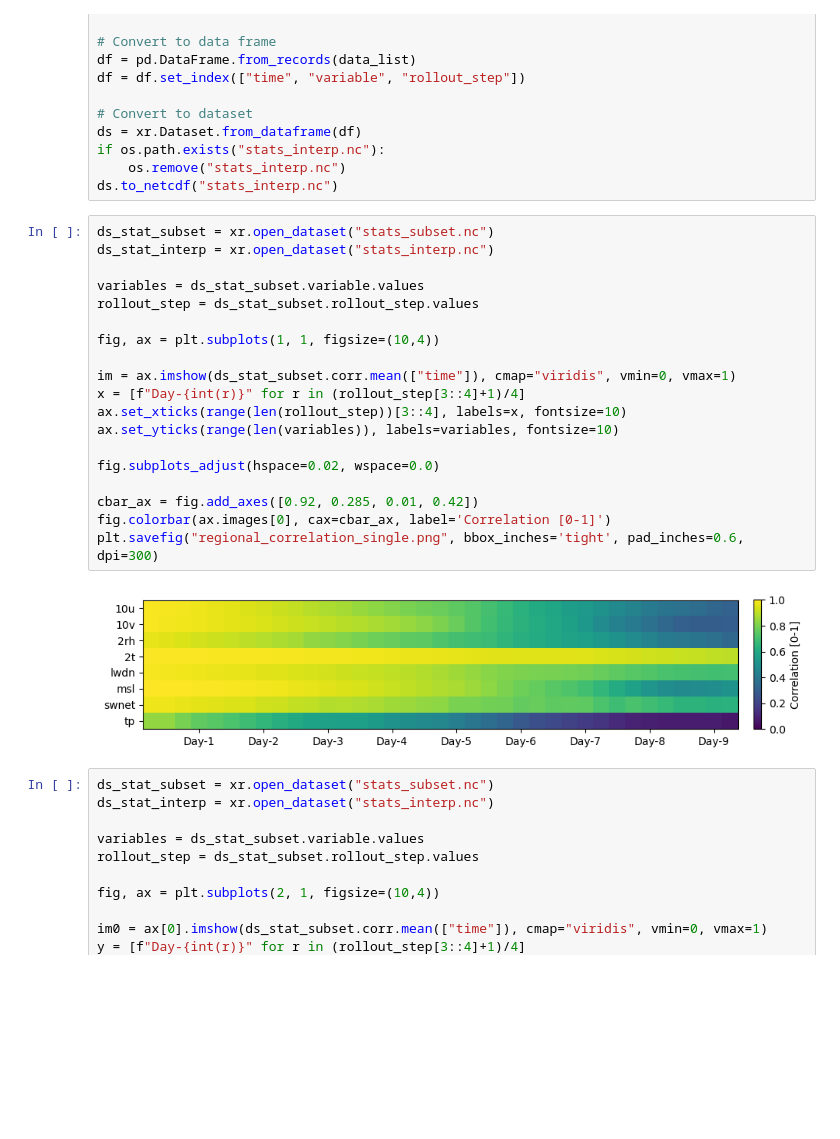
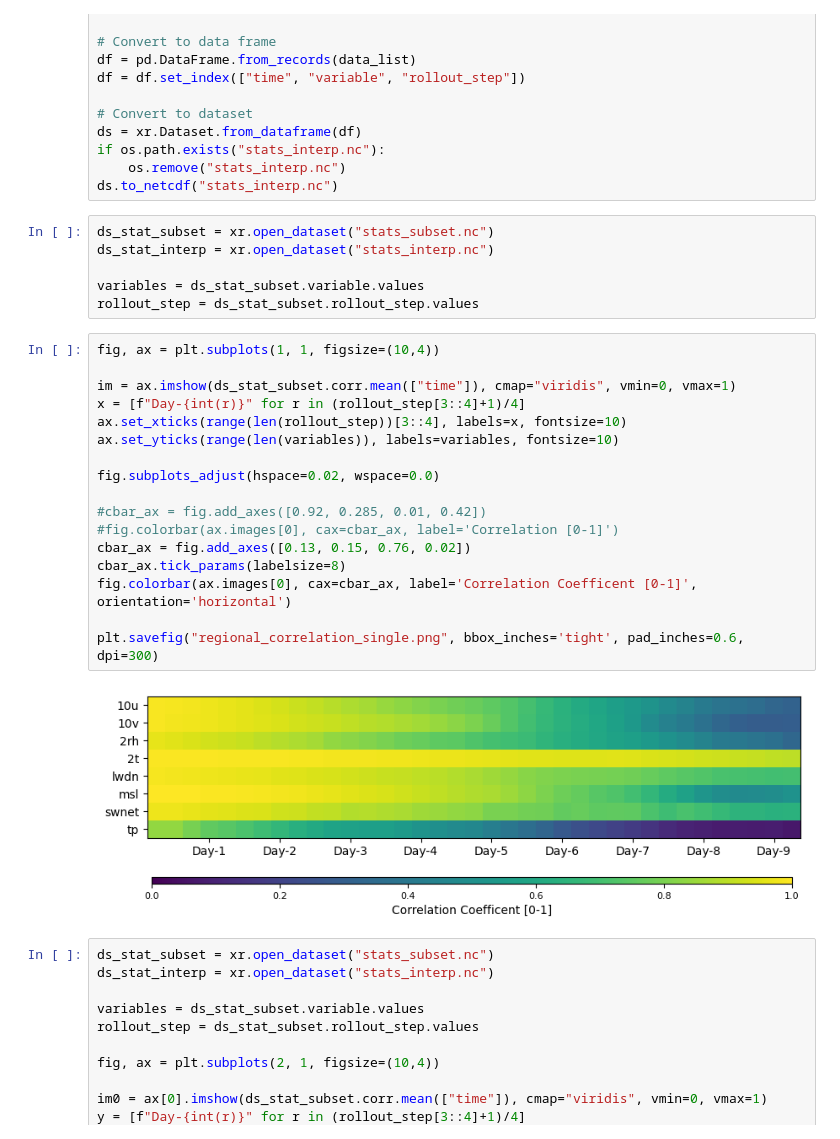
Before and after one commit to geogate-io/HAOCM-R, a Jupyter notebook: analysis/forcing.ipynb, the cells around one changed output. Saved outputs shown, nothing was run; the diff lists cells and outputs as text; blank space fills up the shorter version.

```diff
--- a/analysis/forcing.ipynb
+++ b/analysis/forcing.ipynb
@@ -230,27 +215,31 @@ ds = xr.Dataset.from_dataframe(df)
 if os.path.exists("stats_interp.nc"):
     os.remove("stats_interp.nc")
 ds.to_netcdf("stats_interp.nc")
+# %%
+ds_stat_subset = xr.open_dataset("stats_subset.nc")
+ds_stat_interp = xr.open_dataset("stats_interp.nc")
+
+variables = ds_stat_subset.variable.values
+rollout_step = ds_stat_subset.rollout_step.values
 # %%
-ds_stat_subset = xr.open_dataset("stats_subset.nc")
-ds_stat_interp = xr.open_dataset("stats_interp.nc")
-
-variables = ds_stat_subset.variable.values
-rollout_step = ds_stat_subset.rollout_step.values
-
 fig, ax = plt.subplots(1, 1, figsize=(10,4))
 
 im = ax.imshow(ds_stat_subset.corr.mean(["time"]), cmap="viridis", vmin=0, vmax=1)
 x = [f"Day-{int(r)}" for r in (rollout_step[3::4]+1)/4]
 ax.set_xticks(range(len(rollout_step))[3::4], labels=x, fontsize=10)
 ax.set_yticks(range(len(variables)), labels=variables, fontsize=10)
 
 fig.subplots_adjust(hspace=0.02, wspace=0.0)
 
-cbar_ax = fig.add_axes([0.92, 0.285, 0.01, 0.42])
-fig.colorbar(ax.images[0], cax=cbar_ax, label='Correlation [0-1]')
+#cbar_ax = fig.add_axes([0.92, 0.285, 0.01, 0.42])
+#fig.colorbar(ax.images[0], cax=cbar_ax, label='Correlation [0-1]')
+cbar_ax = fig.add_axes([0.13, 0.15, 0.76, 0.02])
+cbar_ax.tick_params(labelsize=8)
+fig.colorbar(ax.images[0], cax=cbar_ax, label='Correlation Coefficent [0-1]', orientation='horizontal')
+
 plt.savefig("regional_correlation_single.png", bbox_inches='tight', pad_inches=0.6, dpi=300)
 # %% [output]
-[figure, old version]
+[figure, new version]
 # %%
 ds_stat_subset = xr.open_dataset("stats_subset.nc")
 ds_stat_interp = xr.open_dataset("stats_interp.nc")
```
Also changed, not shown: parts of 2 cells of this notebook, 3 other files.
